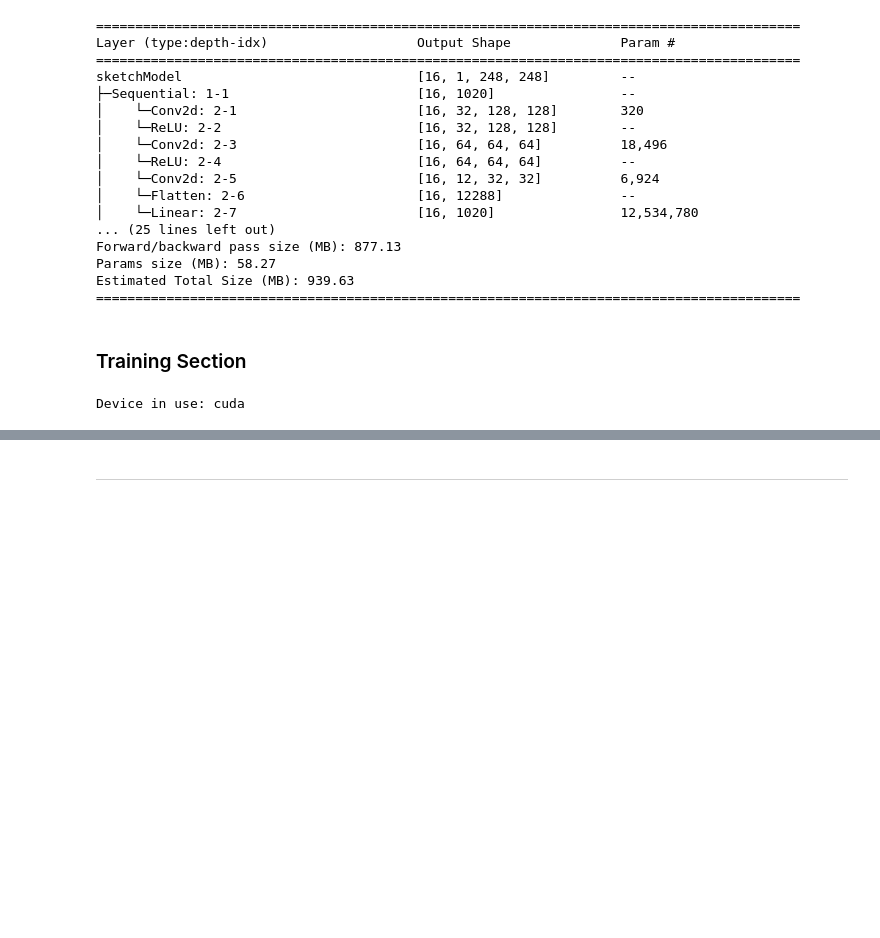
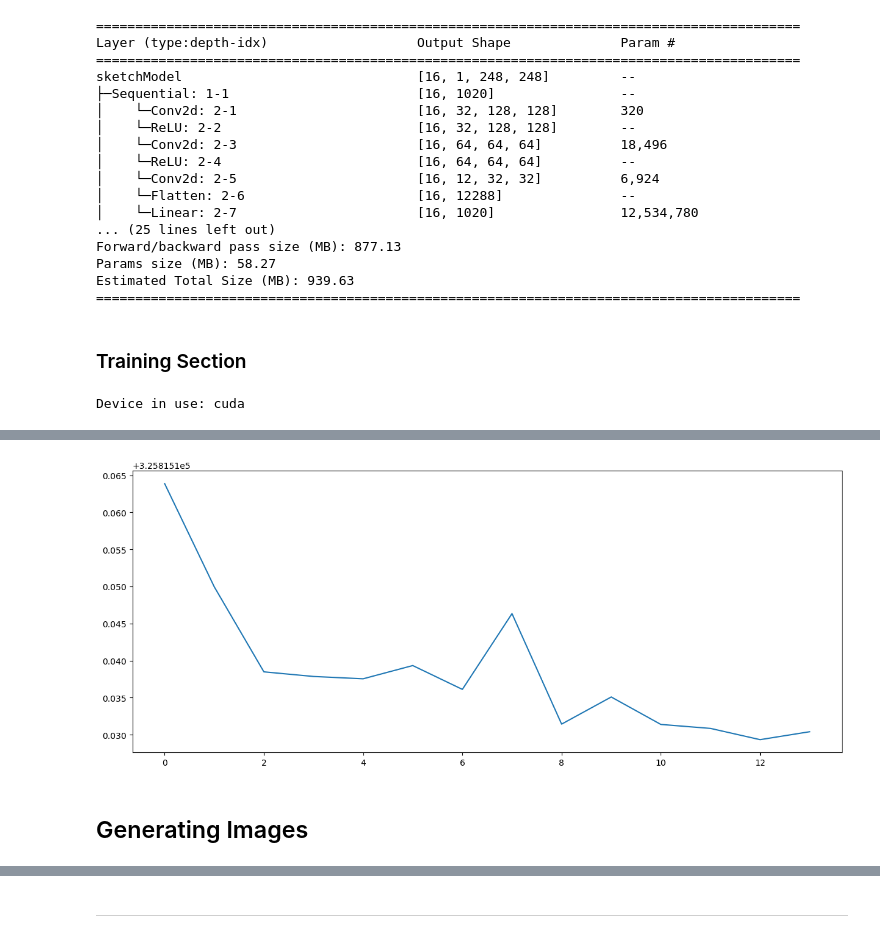
Before and after one commit to AsutoshDalei/Deep-Neural-Networks, a Jupyter notebook: GenerateSketches.ipynb, the cells around one changed output, grey strips where cells are left out. Drawn from its saved outputs; the diff is of its cells as text; code cells hidden in the pictures; blank space fills up the shorter version.

Commit message:
training complete, terrible results. need to work more.

```diff
--- a/GenerateSketches.ipynb
+++ b/GenerateSketches.ipynb
@@ -321,7 +325,7 @@ Device in use: cuda
 # %%
 %%time
 telltimefnx()
-numEpochs = 5
+numEpochs = 15
 
 totLoss, totLossV = [],[]
 
@@ -357,7 +361,7 @@ for epc in range(numEpochs):
 
         runningLossV += lossV.item()
 
-    epcLossV = runningLoss/len(dataLoad_train)
+    epcLossV = runningLossV/len(dataLoad_val)
     totLossV.append(epcLossV)
     print(f"Validation Data: {epcLossV:.4f}, TimeCons: {time.time()-stimeVal:.2f}")
 
@@ -407,0 +395,9 @@ tensor([[-4.9334e-01, -4.8362e-01,  9.2259e-04,  1.4973e+00,  7.0968e-01,
+# %%
+plt.figure(figsize=(15,6), dpi = 100)
+plt.plot(totLoss[1:])
+# plt.plot(totLossV)
+plt.show()
+# %% [output]
+[figure, added]
+# %% [markdown]
+## Generating Images
```
Also changed, not shown: parts of 12 cells of this notebook.
